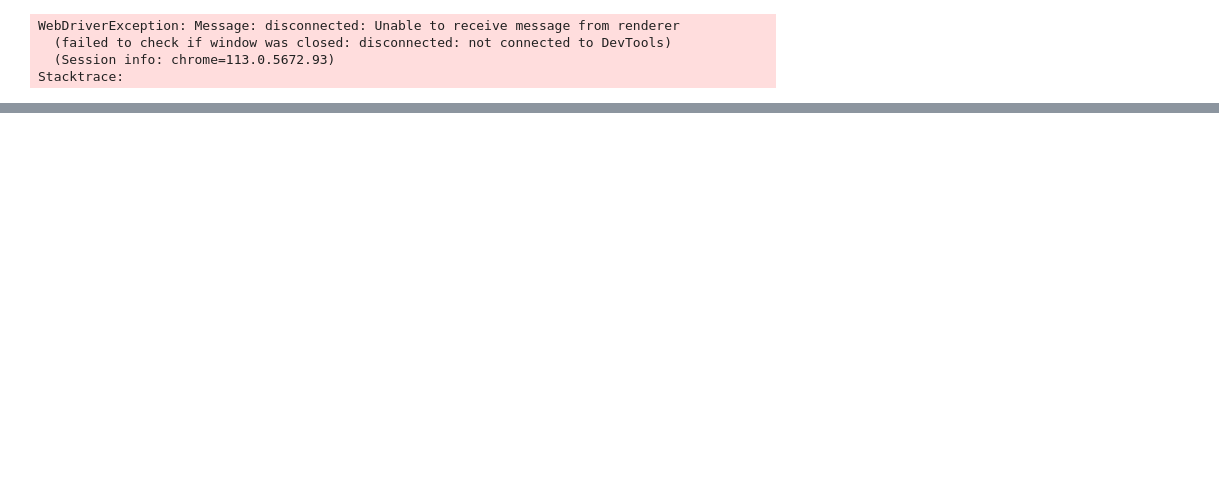
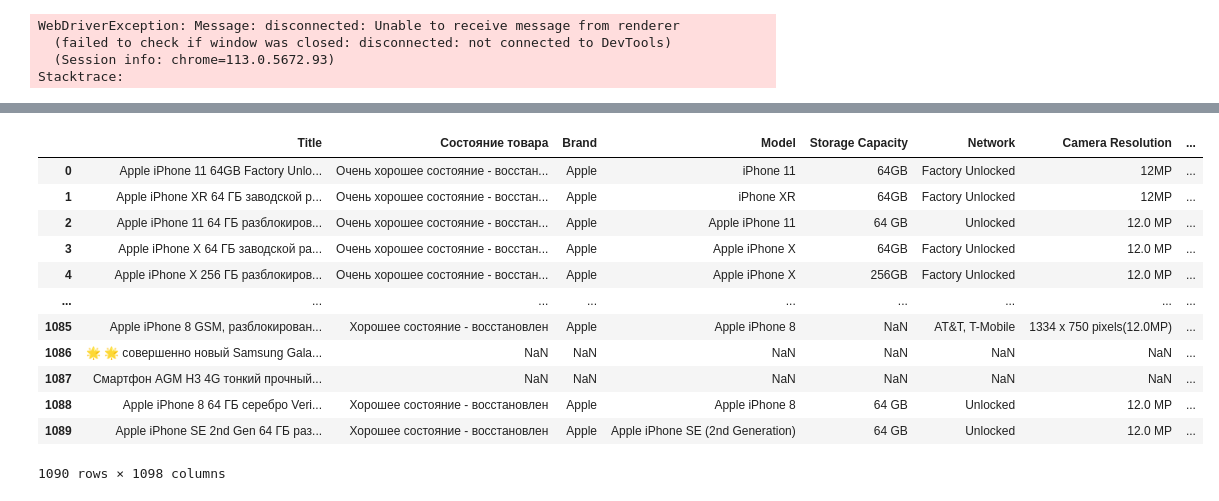
Before and after one commit to AleksKids/hedonistic-demand-from-ebay, a Jupyter notebook: Parser.ipynb, the cells around one changed output, grey strips where cells are left out. Saved outputs shown, nothing was run; the diff lists cells and outputs as text; code cells hidden in the pictures; blank space fills up the shorter version.

Commit message:
None

```diff
--- a/Parser.ipynb
+++ b/Parser.ipynb
@@ -74,2 +76,6 @@ Stacktrace:
 # %%
 Links = df.Link.tolist()
+# %%
+while None in Links:
+    Links.remove(None)
+None in Links
@@ -76,26 +88,31 @@ Links = df.Link.tolist()
 # %%
 characteristics_df = pd.DataFrame()
 # %%
+unavaible = []
 for cur_link in tqdm(Links):
         if cur_link!= None:
-            driver.get(cur_link)
-            driver.execute_script("window.scrollTo(0, document.body.scrollHeight);")
-            time.sleep(randint(1, 5))
-            html = driver.page_source
-            soup2 = BeautifulSoup(html, 'html.parser')
-            title_tag = soup2.find('h1', {'class': 'x-item-title__mainTitle'})
-            title_text = title_tag.text.strip()
-            parent_element = driver.find_element(By.CLASS_NAME, 'ux-layout-section--features')
-            characteristics = parent_element.text.split("\n")
-            characteristics_data = {"Title": title_text}
-            for i in range(len(characteristics)):
-                if i%2==0:
-                    name = characteristics[i]
-                else:
-                    value = characteristics[i]
-                    characteristics_data[name] = value
+            try:
+                driver.get(cur_link)
+                driver.execute_script("window.scrollTo(0, document.body.scrollHeight);")
+                time.sleep(randint(1, 5))
+                html = driver.page_source
+                soup2 = BeautifulSoup(html, 'html.parser')
+                title_tag = soup2.find('h1', {'class': 'x-item-title__mainTitle'})
+                title_text = title_tag.text.strip()
+                parent_element = driver.find_element(By.CLASS_NAME, 'ux-layout-section--features')
+                characteristics = parent_element.text.split("\n")
+                characteristics_data = {"Title": title_text}
+                for i in range(len(characteristics)):
+                    if i%2==0:
+                        name = characteristics[i]
+                    else:
+                        value = characteristics[i]
+                        characteristics_data[name] = value
 
-            characteristics_df = characteristics_df.append(characteristics_data, ignore_index=True)
+                characteristics_df = characteristics_df.append(characteristics_data, ignore_index=True)
+            except:
+                print("Сорян, не полусилось:", cur_link)
+                unavaible.append(cur_link)
         pass
 
 characteristics_df.to_csv("characteristics_df")
@@ -102 +197,17 @@ characteristics_df.to_csv("characteristics_df")
+# %%
+characteristics_df
+# %% [output]
+|  | Title | Состояние товара | Brand | Model | Storage Capacity | Network | Camera Resolution | ... |
+| 0 | Apple iPhone 11 64GB Factory Unlo... | Очень хорошее состояние - восстан... | Apple | iPhone 11 | 64GB | Factory Unlocked | 12MP | ... |
+| 1 | Apple iPhone XR 64 ГБ заводской р... | Очень хорошее состояние - восстан... | Apple | iPhone XR | 64GB | Factory Unlocked | 12MP | ... |
+| 2 | Apple iPhone 11 64 ГБ разблокиров... | Очень хорошее состояние - восстан... | Apple | Apple iPhone 11 | 64 GB | Unlocked | 12.0 MP | ... |
+| 3 | Apple iPhone X 64 ГБ заводской ра... | Очень хорошее состояние - восстан... | Apple | Apple iPhone X | 64GB | Factory Unlocked | 12.0 MP | ... |
+| 4 | Apple iPhone X 256 ГБ разблокиров... | Очень хорошее состояние - восстан... | Apple | Apple iPhone X | 256GB | Factory Unlocked | 12.0 MP | ... |
+| ... | ... | ... | ... | ... | ... | ... | ... | ... |
+| 1085 | Apple iPhone 8 GSM, разблокирован... | Хорошее состояние - восстановлен | Apple | Apple iPhone 8 | NaN | AT&T, T-Mobile | 1334 x 750 pixels(12.0MP) | ... |
+| 1086 | 🌟 🌟 совершенно новый Samsung Gala... | NaN | NaN | NaN | NaN | NaN | NaN | ... |
+| 1087 | Смартфон AGM H3 4G тонкий прочный... | NaN | NaN | NaN | NaN | NaN | NaN | ... |
+| 1088 | Apple iPhone 8 64 ГБ серебро Veri... | Хорошее состояние - восстановлен | Apple | Apple iPhone 8 | 64 GB | Unlocked | 12.0 MP | ... |
+| 1089 | Apple iPhone SE 2nd Gen 64 ГБ раз... | Хорошее состояние - восстановлен | Apple | Apple iPhone SE (2nd Generation) | 64 GB | Unlocked | 12.0 MP | ... |
+1090 rows × 1098 columns
 # %%
```
Also changed, not shown: parts of 8 cells of this notebook, 2 other files.
